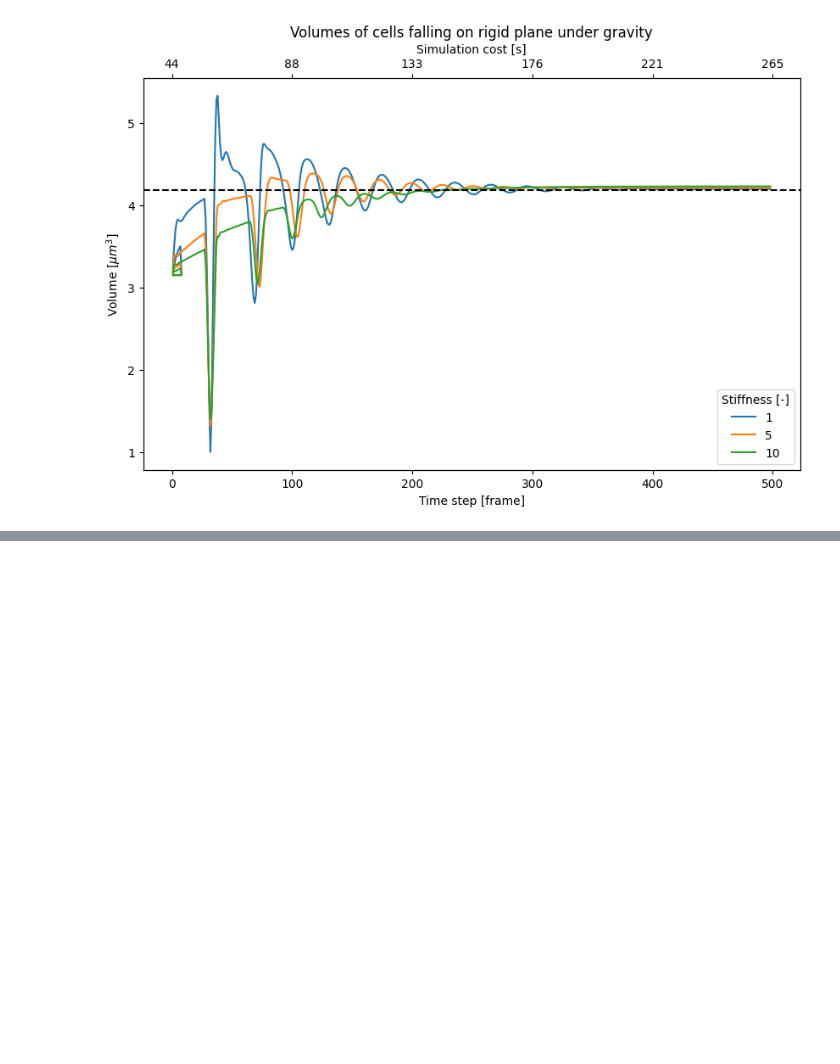
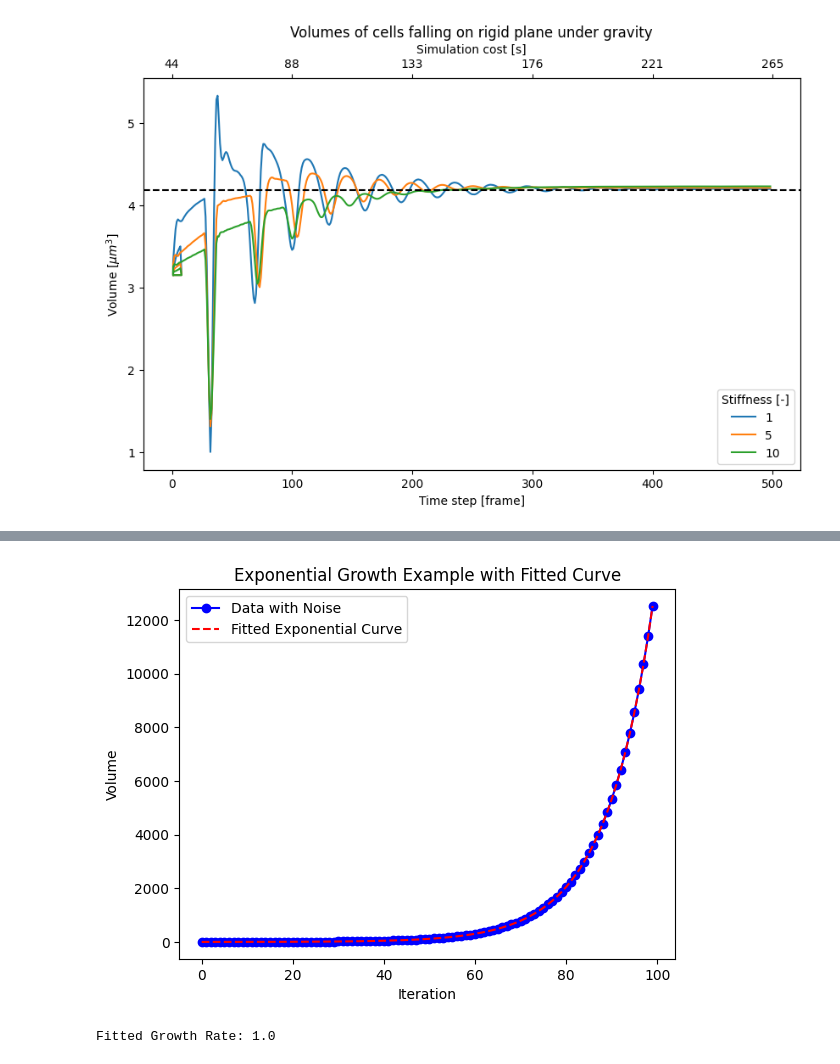
Before and after one commit to smegason/Goo, a Jupyter notebook: _notebooks/volume_control.ipynb, the cells around one changed output, grey strips where cells are left out. Saved outputs shown, nothing was run; the diff lists cells and outputs as text; code cells hidden in the pictures; blank space fills up the shorter version.

```diff
--- a/_notebooks/volume_control.ipynb
+++ b/_notebooks/volume_control.ipynb
@@ -714,0 +1033,38 @@ plt.show()
+# %%
+import matplotlib.pyplot as plt
+import numpy as np
+from scipy.optimize import curve_fit
+
+# Initial volume and growth rate
+initial_volume = 1.0
+growth_rate = 1.1
+
+# Function to fit an exponential curve
+def exponential_curve(x, a, b):
+    return a * (growth_rate ** x)
+
+# Lists to store volumes for plotting
+iterations = list(range(100))
+volumes = [initial_volume * (growth_rate ** i) for i in iterations]
+
+# Adding some noise to the data for more realistic fitting
+np.random.seed(42)
+noisy_volumes = volumes + np.random.normal(0, 0.1, len(iterations))
+
+# Fitting the exponential curve
+params, covariance = curve_fit(exponential_curve, iterations, noisy_volumes)
+
+# Plotting
+plt.plot(iterations, noisy_volumes, marker='o', linestyle='-', color='b', label='Data with Noise')
+plt.plot(iterations, exponential_curve(np.array(iterations), *params), 'r--', label='Fitted Exponential Curve')
+plt.xlabel('Iteration')
+plt.ylabel('Volume')
+plt.title('Exponential Growth Example with Fitted Curve')
+plt.legend()
+plt.show()
+
+# Display the fitted parameters (growth rate)
+print(f"Fitted Growth Rate: {params[1]}")
+# %% [output]
+[figure, added]
+Fitted Growth Rate: 1.0
```
Also changed, not shown: parts of 3 cells of this notebook, 2 other files.
